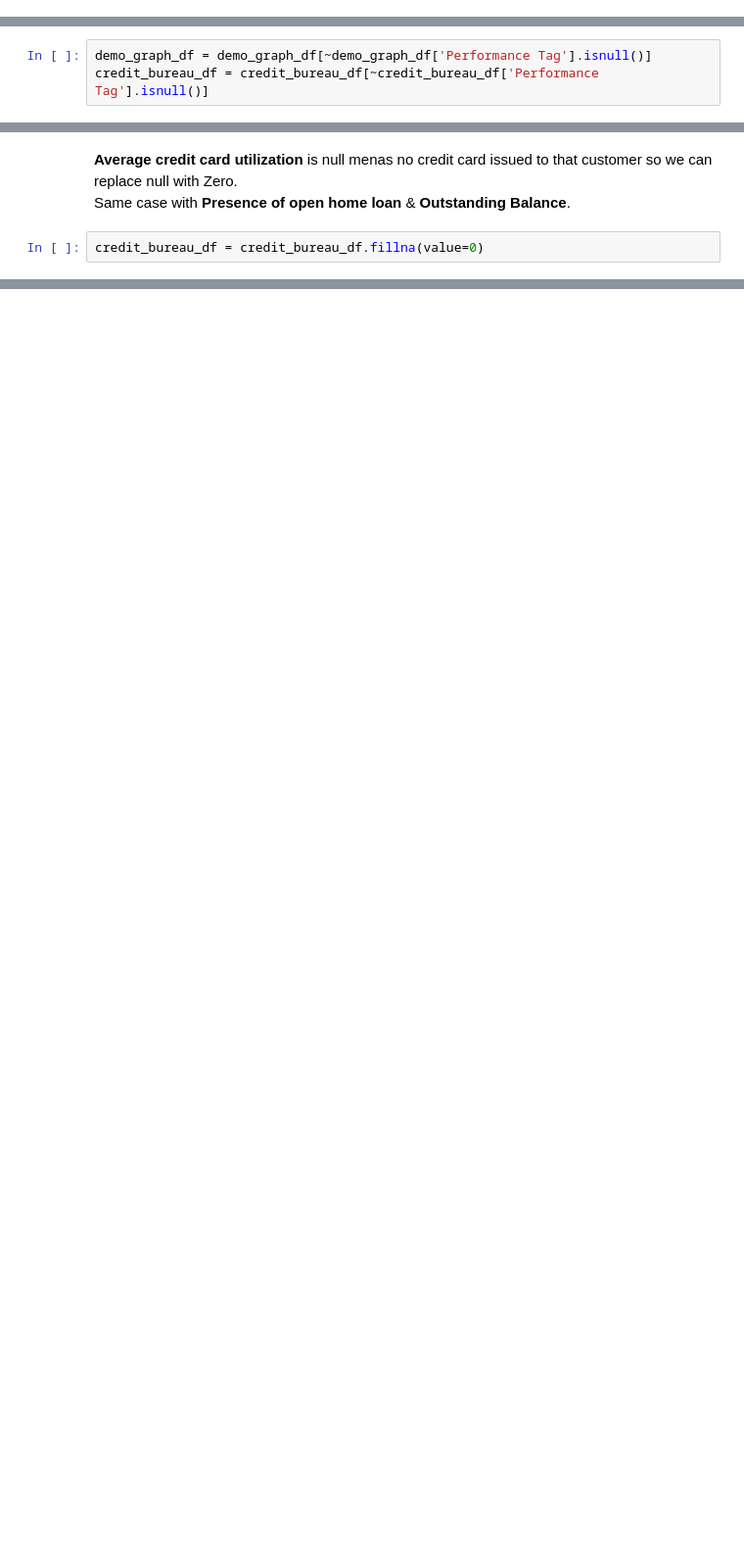
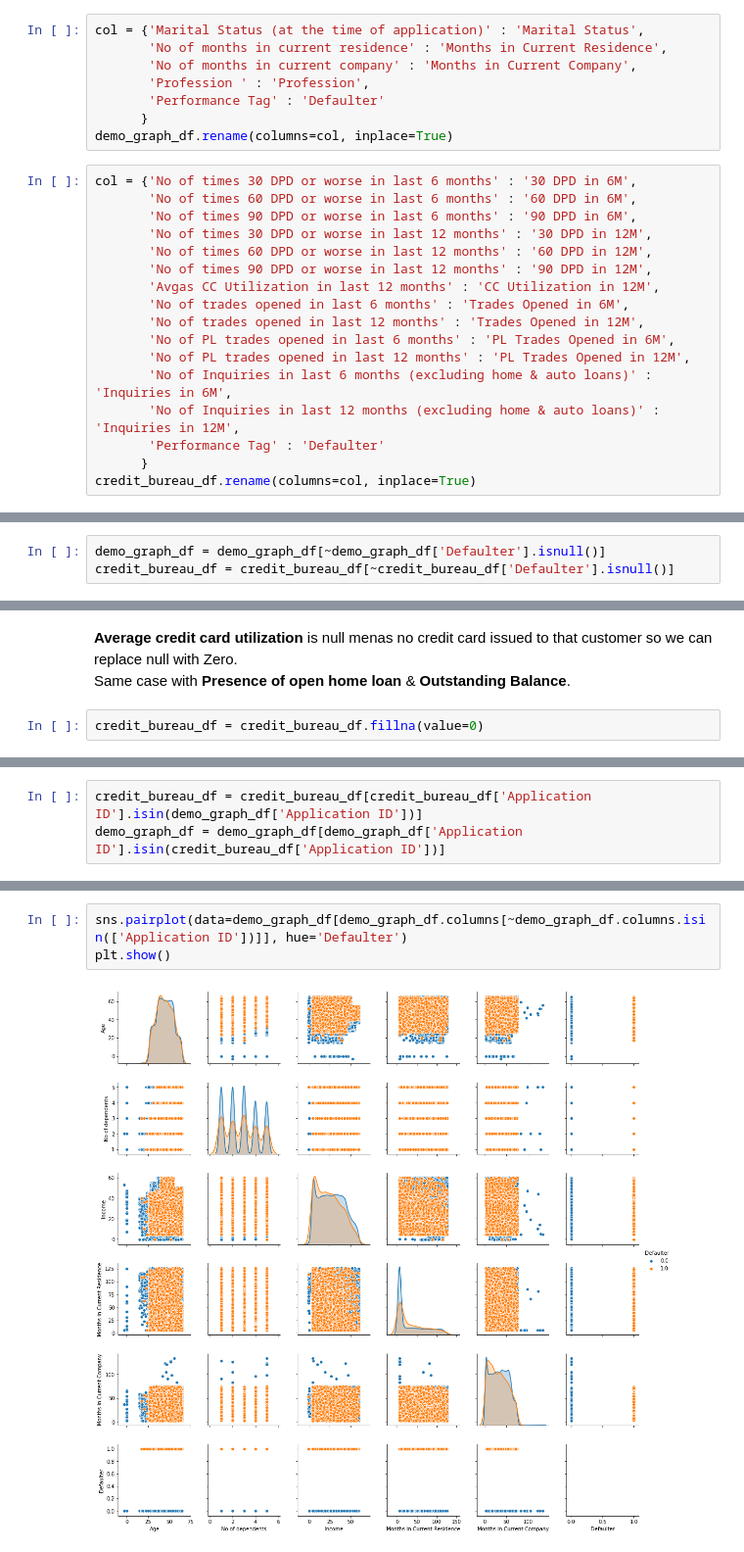
Before and after one commit to ppawar88/DSProject, a Jupyter notebook: Customer Acquisition - Credit Card Business/Customer Acquisition - Credit Card Business.ipynb, the cells around one changed output, grey strips where cells are left out. Shown at 98% size. Cells and saved outputs as stored; diff of their text form; blank space fills up the shorter version.

```diff
--- a/Customer Acquisition - Credit Card Business/Customer Acquisition - Credit Card Business.ipynb
+++ b/Customer Acquisition - Credit Card Business/Customer Acquisition - Credit Card Business.ipynb
@@ -75,3 +81,28 @@ memory usage: 6.5+ MB
+# %%
+col = {'Marital Status (at the time of application)' : 'Marital Status',
+       'No of months in current residence' : 'Months in Current Residence',
+       'No of months in current company' : 'Months in Current Company',
+       'Profession ' : 'Profession',
+       'Performance Tag' : 'Defaulter'
+      }
+demo_graph_df.rename(columns=col, inplace=True)
+# %%
+col = {'No of times 30 DPD or worse in last 6 months' : '30 DPD in 6M',
+       'No of times 60 DPD or worse in last 6 months' : '60 DPD in 6M',
+       'No of times 90 DPD or worse in last 6 months' : '90 DPD in 6M',
+       'No of times 30 DPD or worse in last 12 months' : '30 DPD in 12M',
+       'No of times 60 DPD or worse in last 12 months' : '60 DPD in 12M',
+       'No of times 90 DPD or worse in last 12 months' : '90 DPD in 12M',
+       'Avgas CC Utilization in last 12 months' : 'CC Utilization in 12M',
+       'No of trades opened in last 6 months' : 'Trades Opened in 6M',
+       'No of trades opened in last 12 months' : 'Trades Opened in 12M',
+       'No of PL trades opened in last 6 months' : 'PL Trades Opened in 6M',
+       'No of PL trades opened in last 12 months' : 'PL Trades Opened in 12M',
+       'No of Inquiries in last 6 months (excluding home & auto loans)' : 'Inquiries in 6M',
+       'No of Inquiries in last 12 months (excluding home & auto loans)' : 'Inquiries in 12M',
+       'Performance Tag' : 'Defaulter'
+      }
+credit_bureau_df.rename(columns=col, inplace=True)
 # %%
 credit_bureau_df.isnull().sum() / credit_bureau_df.index.size * 100
 # %% [output]
@@ -116,7 +147,7 @@ dtype: float64
 We should not impute data for traget variable, so let's drop these rows.
 # %%
-demo_graph_df = demo_graph_df[~demo_graph_df['Performance Tag'].isnull()]
-credit_bureau_df = credit_bureau_df[~credit_bureau_df['Performance Tag'].isnull()]
+demo_graph_df = demo_graph_df[~demo_graph_df['Defaulter'].isnull()]
+credit_bureau_df = credit_bureau_df[~credit_bureau_df['Defaulter'].isnull()]
 # %%
 demo_graph_df.isnull().sum()
 # %% [output]
@@ -188,0 +270,3 @@ credit_bureau_df = credit_bureau_df.fillna(value=0)
+# %%
+credit_bureau_df = credit_bureau_df[credit_bureau_df['Application ID'].isin(demo_graph_df['Application ID'])]
+demo_graph_df = demo_graph_df[demo_graph_df['Application ID'].isin(credit_bureau_df['Application ID'])]
@@ -188,0 +379,5 @@ credit_bureau_df = credit_bureau_df.fillna(value=0)
+# %%
+sns.pairplot(data=demo_graph_df[demo_graph_df.columns[~demo_graph_df.columns.isin(['Application ID'])]], hue='Defaulter')
+plt.show()
+# %% [output]
+[figure, added]
```
Also changed, not shown: parts of 98 cells of this notebook.
